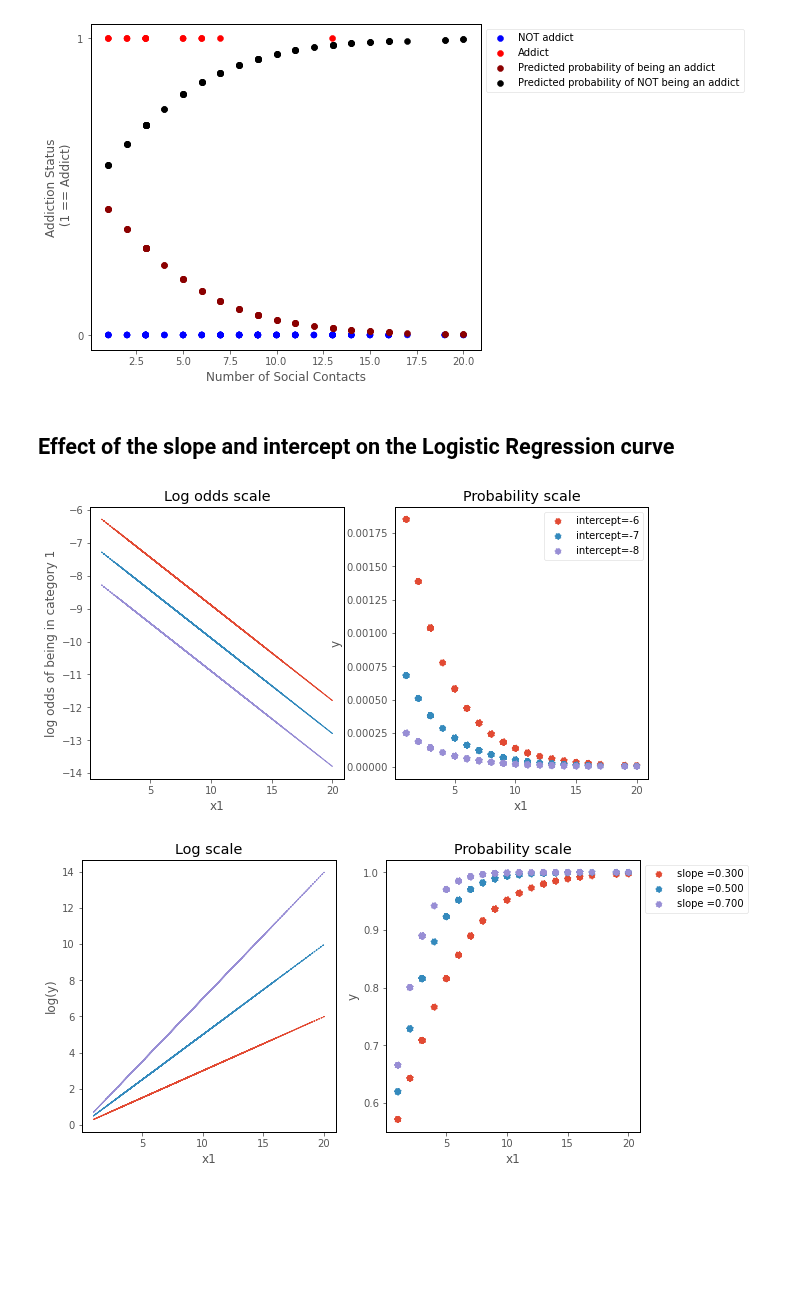
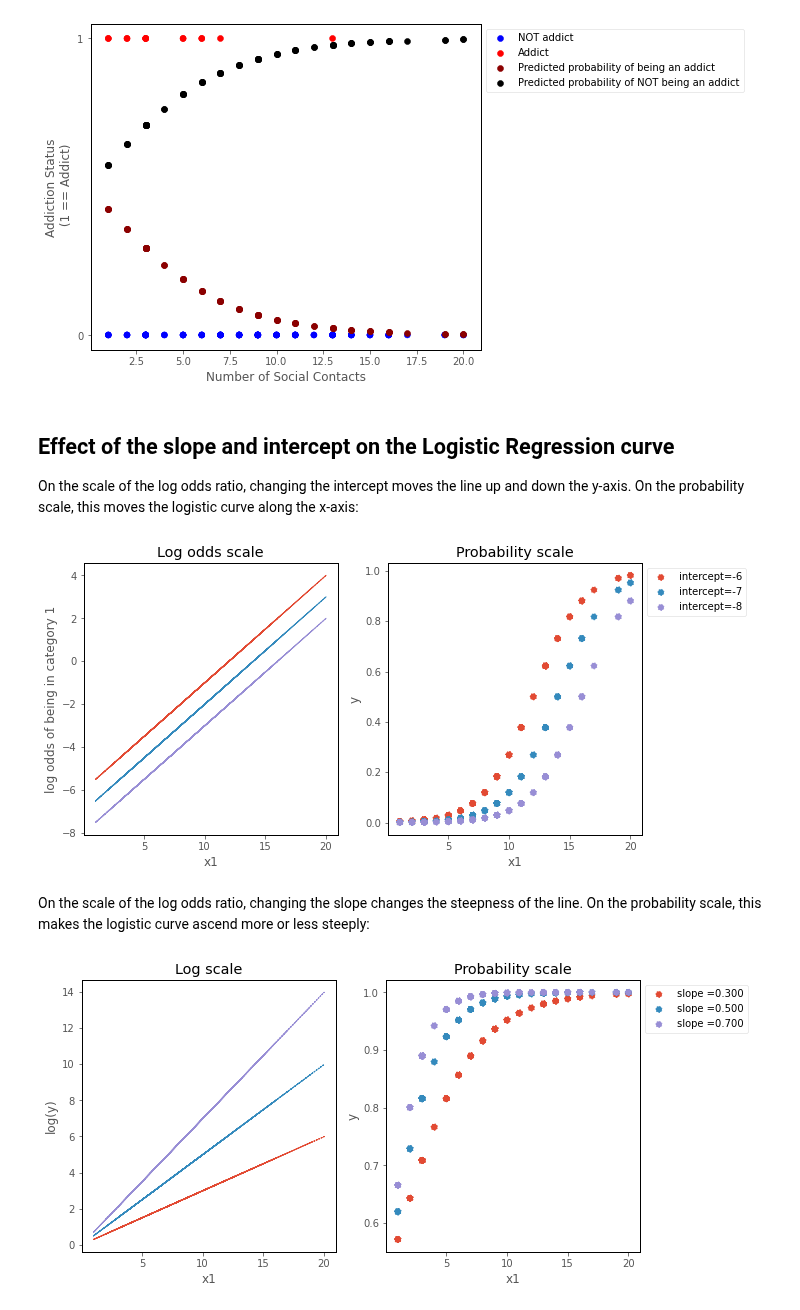
Before and after one commit to pxr687/islands_generalized_linear_models, a Jupyter notebook: 4_binary_logistic_regression.ipynb, the cells around one changed output. Saved outputs shown, nothing was run; the diff lists cells and outputs as text; code cells hidden in the pictures; blank space fills up the shorter version.

```diff
--- a/4_binary_logistic_regression.ipynb
+++ b/4_binary_logistic_regression.ipynb
@@ -328,12 +328,16 @@ islands_GLM.addiction_plot(df, predictions = probability_predictions_1, plot_pre
 [figure]
 # %% [markdown]
 ## Effect of the slope and intercept on the Logistic Regression curve
+
+On the scale of the log odds ratio, changing the intercept moves the line up and down the y-axis. On the probability scale, this moves the logistic curve along the x-axis:
 # %%
 b0 = mod.params[0]
 b1 = mod.params[1]
-islands_GLM.odds_prob_intercept_plot(b0, b1, df)
+islands_GLM.odds_prob_intercept_plot(b0, 0.5, df)
 # %% [output]
-[figure, old version]
+[figure, new version]
+# %% [markdown]
+On the scale of the log odds ratio, changing the slope changes the steepness of the line. On the probability scale, this makes the logistic curve ascend more or less steeply:
 # %%
 islands_GLM.odds_prob_slope_plot(b0, b1, df);
 # %% [output]
```
